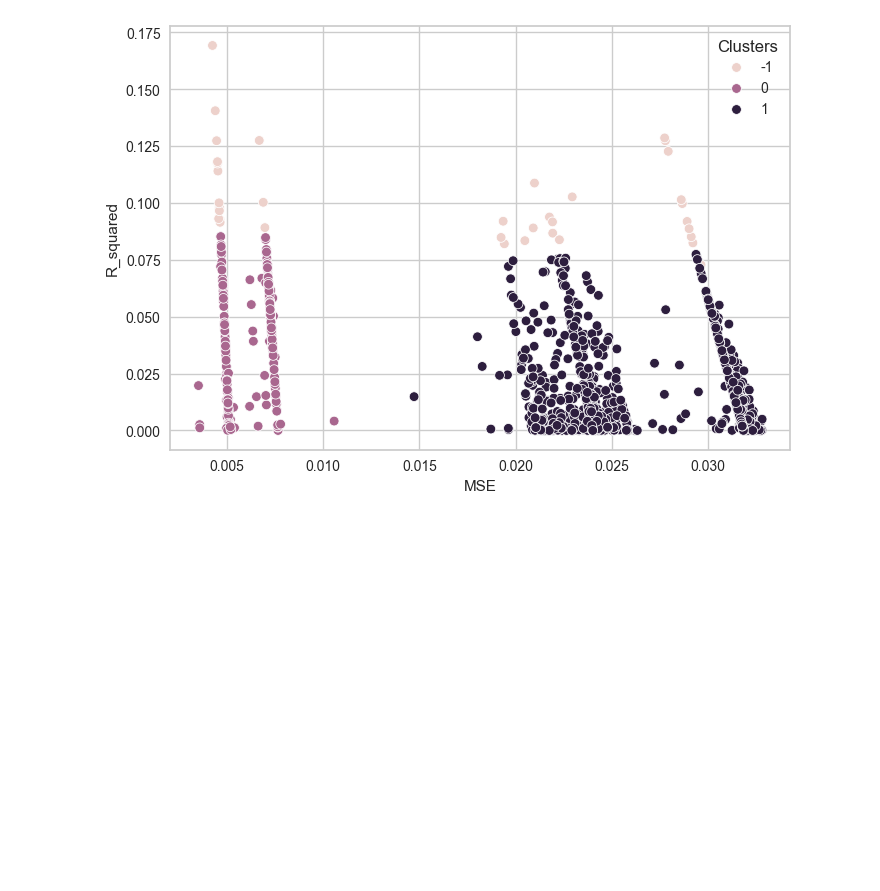
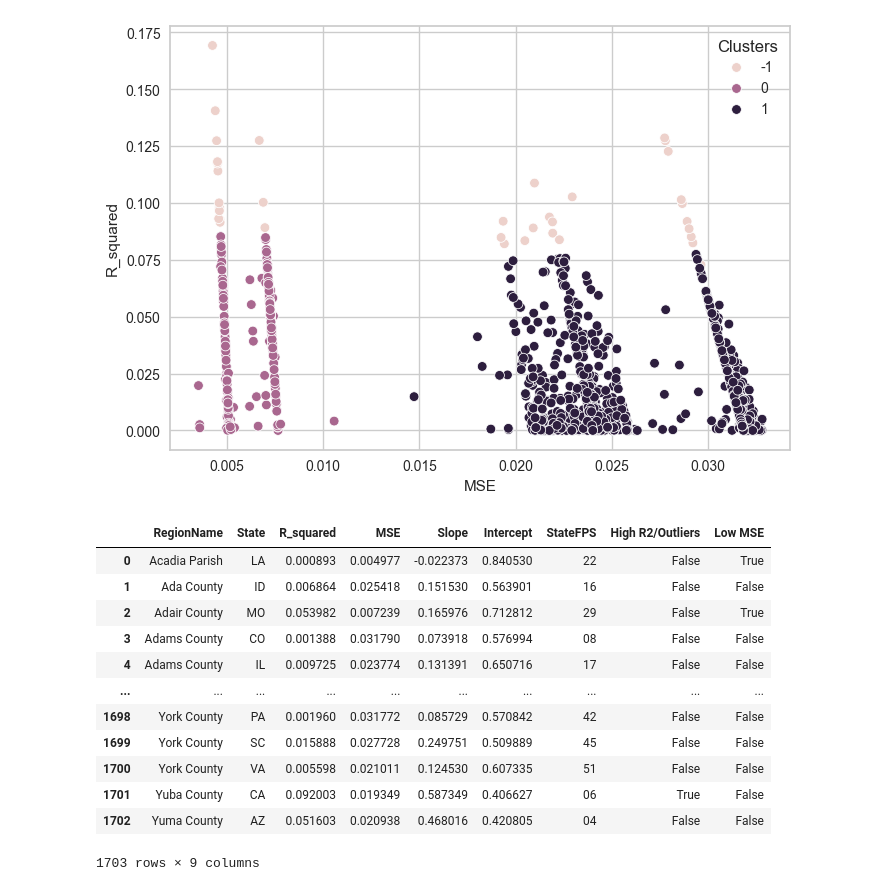
Before and after one commit to MLFP-90803-SP24-FinalProjects/Team17-FinalProject, a Jupyter notebook: Q1_Regression_DBSCAN.ipynb, the cells around one changed output. Drawn from its saved outputs; the diff is of its cells as text; code cells hidden in the pictures; blank space fills up the shorter version.

```diff
--- a/Q1_Regression_DBSCAN.ipynb
+++ b/Q1_Regression_DBSCAN.ipynb
@@ -396,3 +396,36 @@ Clusters
 -1      36
 Name: count, dtype: int64
 [figure]
+# %%
+cluster_names = {
+    -1: 'High R2/Outliers',  # Typically, -1 in DBSCAN are outliers
+    0: 'Low MSE',  # A meaningful name based on what you found in cluster 0
+    1: 'High MSE'   # A meaningful name based on what you found in cluster 1
+}
+
+# Rename the clusters
+train_regression_results['Clusters'] = train_regression_results['Clusters'].map(cluster_names)
+cluster_dummies = pd.get_dummies(train_regression_results['Clusters'], drop_first=True)
+
+# Optional: drop the original 'Clusters' column if no longer needed
+train_regression_results = train_regression_results.drop(columns=['Clusters'])
+
+# Join the one-hot encoded columns back to the original DataFrame
+train_regression_results_encoded = pd.concat([train_regression_results, cluster_dummies], axis=1)
+
+# Show the updated DataFrame
+train_regression_results_encoded
+# %% [output]
+|  | RegionName | State | R_squared | MSE | Slope | Intercept | StateFPS | High R2/Outliers | Low MSE |
+| 0 | Acadia Parish | LA | 0.000893 | 0.004977 | -0.022373 | 0.840530 | 22 | False | True |
+| 1 | Ada County | ID | 0.006864 | 0.025418 | 0.151530 | 0.563901 | 16 | False | False |
+| 2 | Adair County | MO | 0.053982 | 0.007239 | 0.165976 | 0.712812 | 29 | False | True |
+| 3 | Adams County | CO | 0.001388 | 0.031790 | 0.073918 | 0.576994 | 08 | False | False |
+| 4 | Adams County | IL | 0.009725 | 0.023774 | 0.131391 | 0.650716 | 17 | False | False |
+| ... | ... | ... | ... | ... | ... | ... | ... | ... | ... |
+| 1698 | York County | PA | 0.001960 | 0.031772 | 0.085729 | 0.570842 | 42 | False | False |
+| 1699 | York County | SC | 0.015888 | 0.027728 | 0.249751 | 0.509889 | 45 | False | False |
+| 1700 | York County | VA | 0.005598 | 0.021011 | 0.124530 | 0.607335 | 51 | False | False |
+| 1701 | Yuba County | CA | 0.092003 | 0.019349 | 0.587349 | 0.406627 | 06 | True | False |
+| 1702 | Yuma County | AZ | 0.051603 | 0.020938 | 0.468016 | 0.420805 | 04 | False | False |
+1703 rows × 9 columns
```
Also changed, not shown: parts of 5 cells of this notebook.
